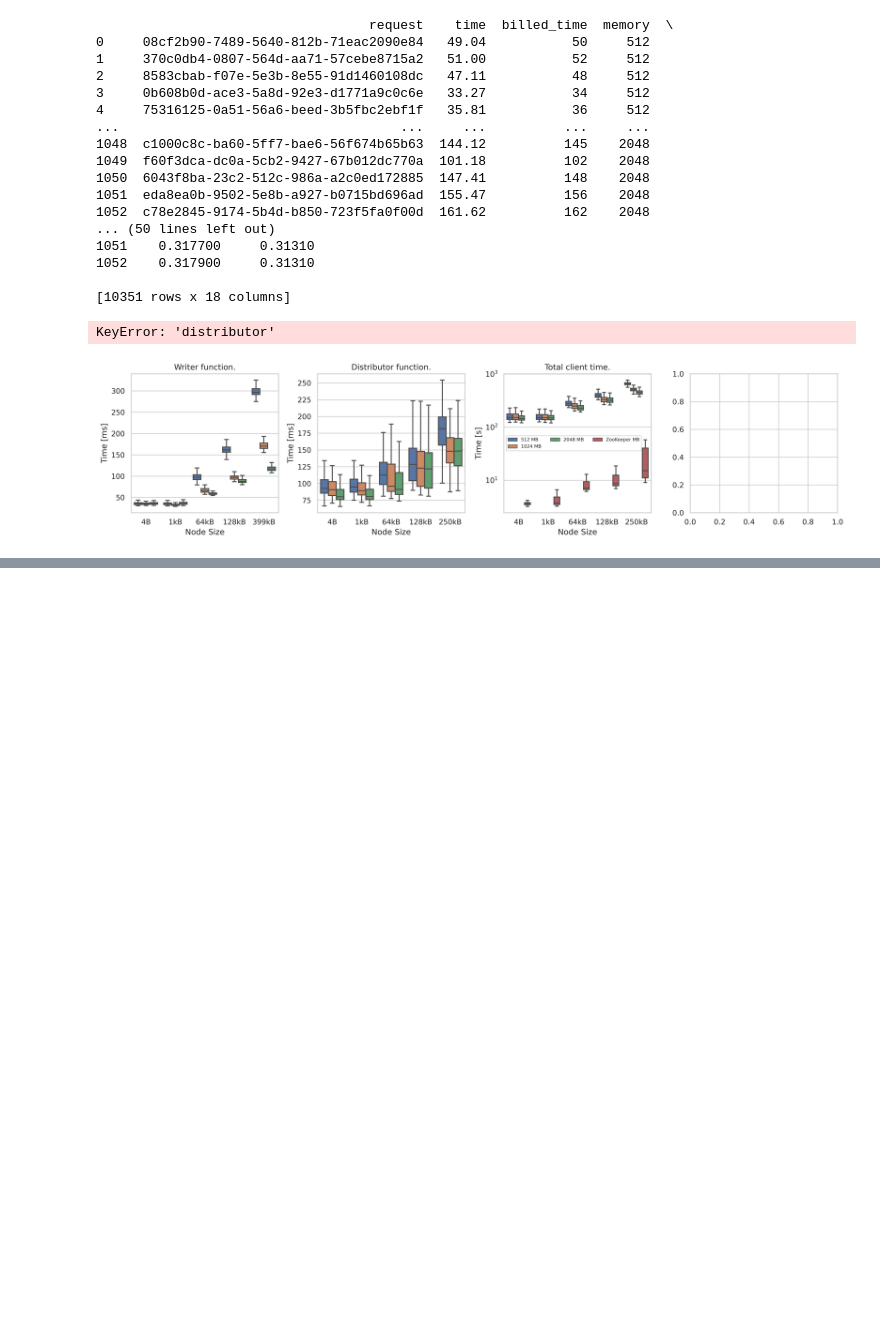
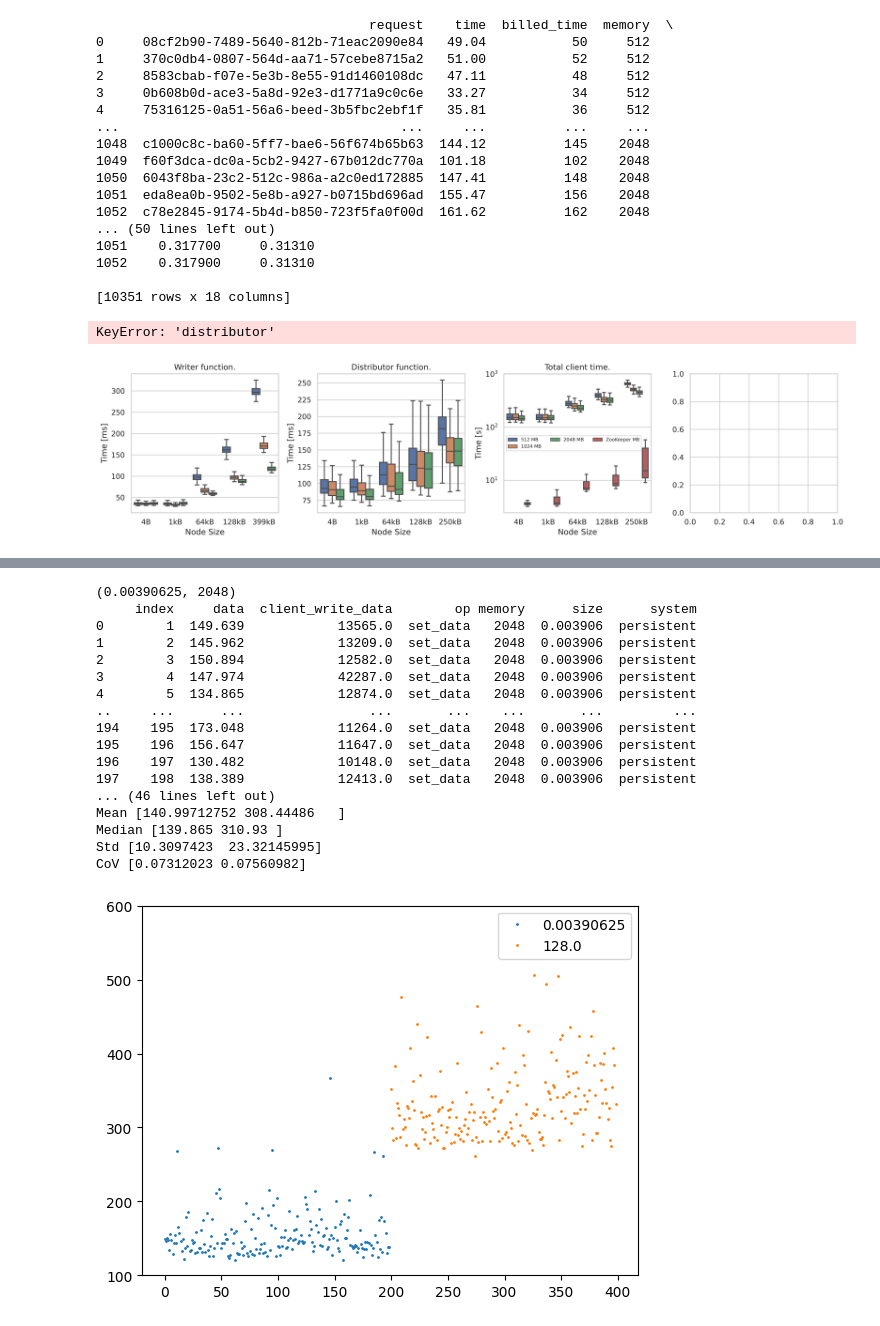
Before and after one commit to spcl/faaskeeper-paper-artifact, a Jupyter notebook: analysis/write/new_plots.ipynb, the cells around one changed output, grey strips where cells are left out. Saved outputs shown, nothing was run; the diff lists cells and outputs as text; code cells hidden in the pictures; blank space fills up the shorter version.

```diff
--- a/analysis/write/new_plots.ipynb
+++ b/analysis/write/new_plots.ipynb
@@ -511,0 +684,55 @@ def annotate_boxplot(bpdict, annotate_params=None,
+# %%
+#df = dynamo_df_client_old.loc[(dynamo_df_client_old.memory == 2048) & (dynamo_df_client_old.op == 'set_data')]
+#df.iloc[1:].reset_index().plot.scatter(x='index', y='data')
+
+import matplotlib.pyplot as plt
+# new data
+#print(dynamo_df_client['size'])
+df = dynamo_df_client_old.loc[(dynamo_df_client_old.memory == 2048) &(dynamo_df_client_old.op == 'set_data')]
+df = df.iloc[1:].reset_index()
+
+groups = df.groupby('size')
+
+fig, ax = plt.subplots()
+for name, group in groups:
+    ax.plot(group.index, group.data, marker='o', linestyle='', ms=1, label=name)
+ax.set_ylim(100, 600)
+ax.legend()
+#.plot.scatter(x='index', y='data', c='size')
+
+
+new_data = []
+
+for name, group in df.groupby(['size', 'memory']):
+
+    print(name)
+    print(group)
+    new_data.append(group.loc[group.data < group.data.quantile(0.75)])
+new_data = pd.concat(new_data, axis=0)
+
+print(new_data)
+groups = new_data.groupby('size')
+print("Old data,    4 B,     128 kB")
+print('Mean', groups['data'].mean().values)
+print('Median', groups['data'].median().values)
+print('Std', groups['data'].std().values)
+print('CoV', groups['data'].std().values / groups['data'].mean().values)
+# %% [output]
+(0.00390625, 2048)
+     index     data  client_write_data        op memory      size      system
+0        1  149.639            13565.0  set_data   2048  0.003906  persistent
+1        2  145.962            13209.0  set_data   2048  0.003906  persistent
+2        3  150.894            12582.0  set_data   2048  0.003906  persistent
+3        4  147.974            42287.0  set_data   2048  0.003906  persistent
+4        5  134.865            12874.0  set_data   2048  0.003906  persistent
+..     ...      ...                ...       ...    ...       ...         ...
+194    195  173.048            11264.0  set_data   2048  0.003906  persistent
+195    196  156.647            11647.0  set_data   2048  0.003906  persistent
+196    197  130.482            10148.0  set_data   2048  0.003906  persistent
+197    198  138.389            12413.0  set_data   2048  0.003906  persistent
+... (46 lines left out)
+Mean [140.99712752 308.44486   ]
+Median [139.865 310.93 ]
+Std [10.3097423  23.32145995]
+CoV [0.07312023 0.07560982]
+[figure, added]
```
Also changed, not shown: parts of 10 cells of this notebook, 15 other files.
